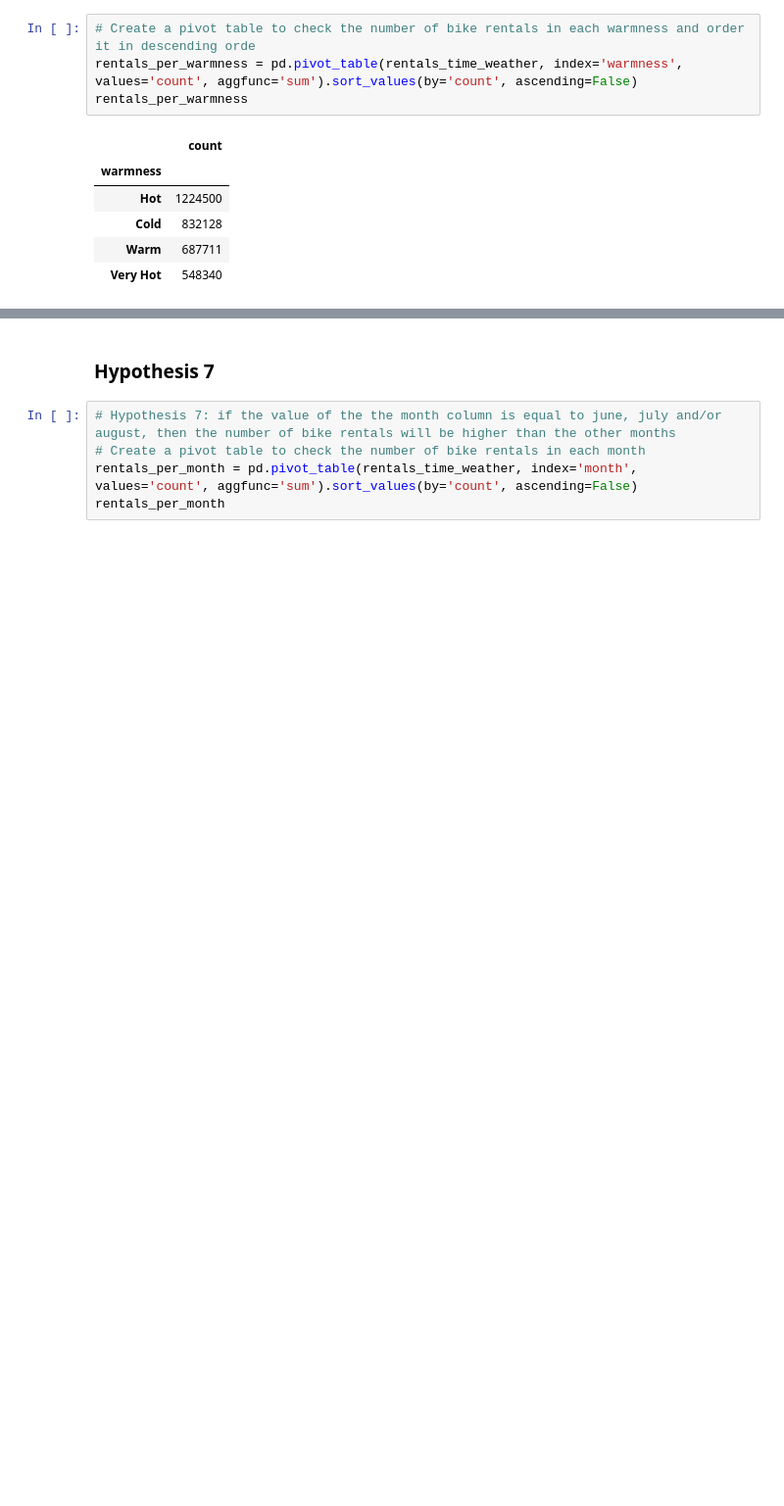
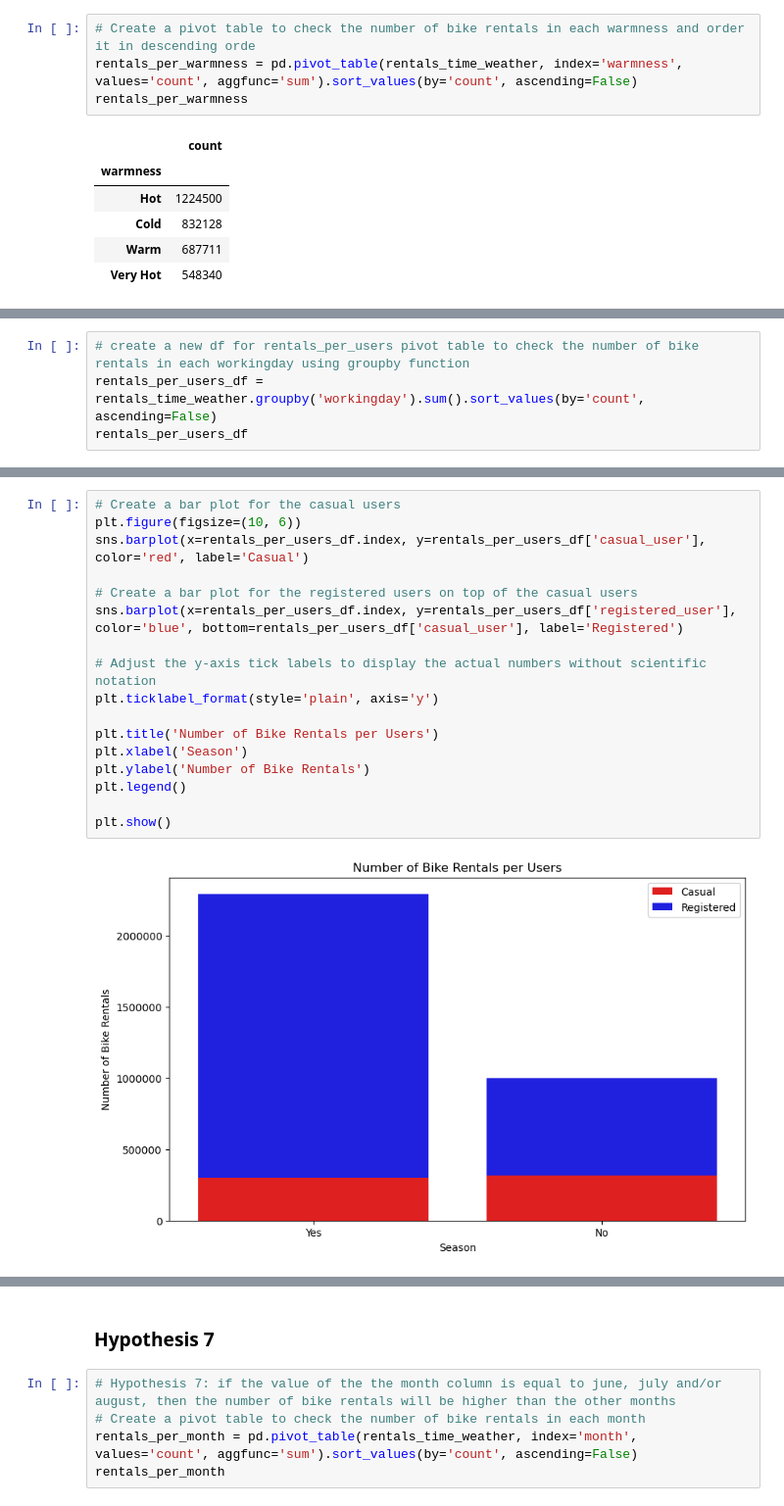
Before and after one commit to MaxLopezSalgado/capital_bike_sharing, a Jupyter notebook: eda/eda.ipynb, the cells around one changed output, grey strips where cells are left out. Shown at 98% size. Drawn from its saved outputs; the diff is of its cells as text; blank space fills up the shorter version.

```diff
--- a/eda/eda.ipynb
+++ b/eda/eda.ipynb
@@ -272,0 +194,4 @@ plt.show()
+# %%
+# create a new df for rentals_per_users pivot table to check the number of bike rentals in each workingday using groupby function
+rentals_per_users_df = rentals_time_weather.groupby('workingday').sum().sort_values(by='count', ascending=False)
+rentals_per_users_df
@@ -272,0 +203,19 @@ plt.show()
+# %%
+# Create a bar plot for the casual users
+plt.figure(figsize=(10, 6))
+sns.barplot(x=rentals_per_users_df.index, y=rentals_per_users_df['casual_user'], color='red', label='Casual')
+
+# Create a bar plot for the registered users on top of the casual users
+sns.barplot(x=rentals_per_users_df.index, y=rentals_per_users_df['registered_user'], color='blue', bottom=rentals_per_users_df['casual_user'], label='Registered')
+
+# Adjust the y-axis tick labels to display the actual numbers without scientific notation
+plt.ticklabel_format(style='plain', axis='y')
+
+plt.title('Number of Bike Rentals per Users')
+plt.xlabel('Season')
+plt.ylabel('Number of Bike Rentals')
+plt.legend()
+
+plt.show()
+# %% [output]
+[figure, added]
```
Also changed, not shown: parts of 48 cells of this notebook.
